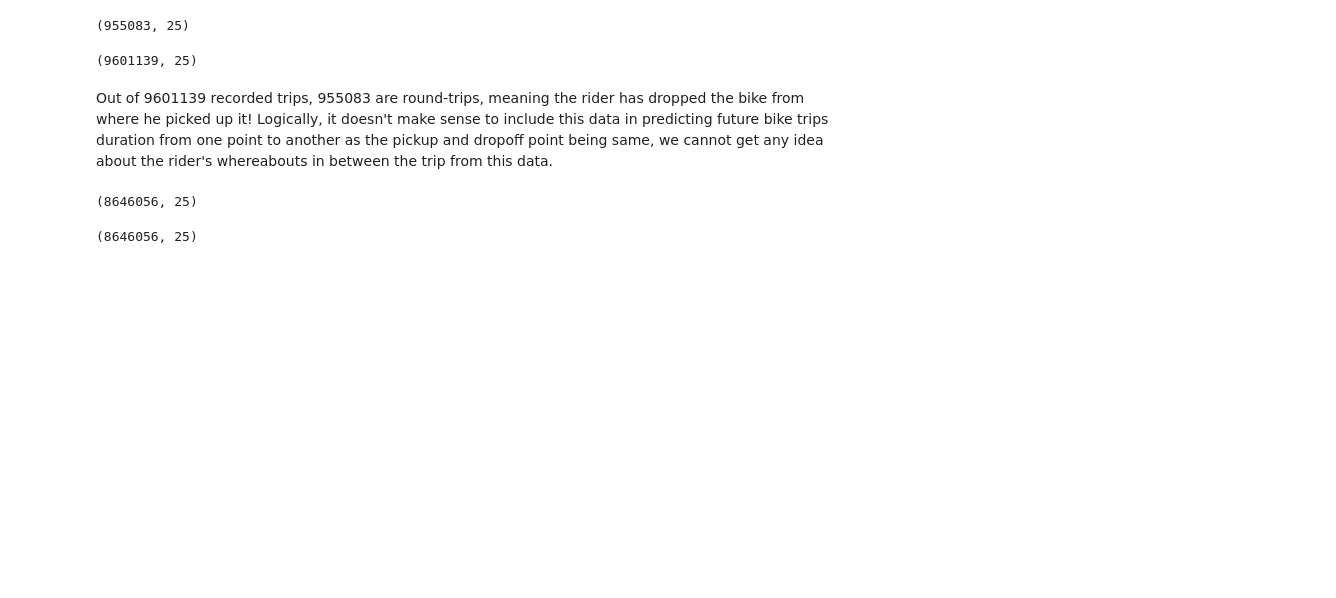
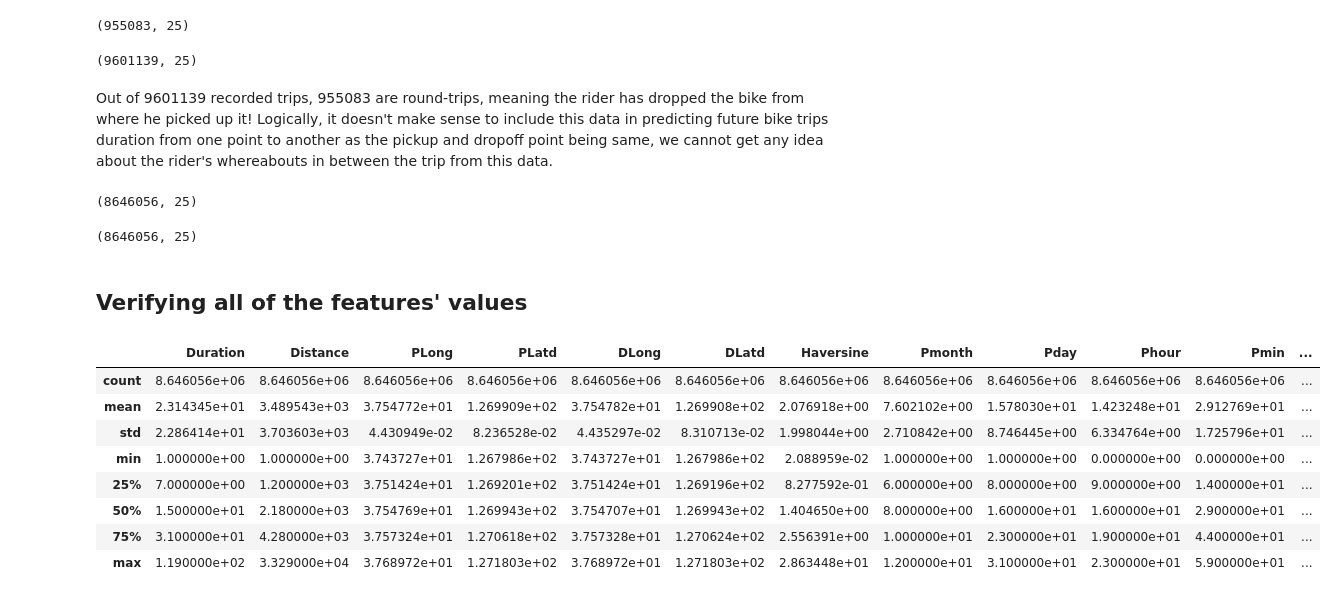
Before and after one commit to dp2292/CP01-Data-Alchemists, a Jupyter notebook: CP01_Data_Alchemists.ipynb, the cells around one changed output. Drawn from its saved outputs; the diff is of its cells as text; code cells hidden in the pictures; blank space fills up the shorter version.

```diff
--- a/CP01_Data_Alchemists.ipynb
+++ b/CP01_Data_Alchemists.ipynb
@@ -126,3 +126,18 @@ filtered_data = data[data['Haversine'] != 0]
 filtered_data.shape
 # %% [output]
 (8646056, 25)
+# %% [markdown]
+## Verifying all of the features' values
+# %%
+pd.set_option('display.max_columns', None)
+filtered_data.describe()
+# %% [output]
+|  | Duration | Distance | PLong | PLatd | DLong | DLatd | Haversine | Pmonth | Pday | Phour | Pmin | ... |
+| count | 8.646056e+06 | 8.646056e+06 | 8.646056e+06 | 8.646056e+06 | 8.646056e+06 | 8.646056e+06 | 8.646056e+06 | 8.646056e+06 | 8.646056e+06 | 8.646056e+06 | 8.646056e+06 | ... |
+| mean | 2.314345e+01 | 3.489543e+03 | 3.754772e+01 | 1.269909e+02 | 3.754782e+01 | 1.269908e+02 | 2.076918e+00 | 7.602102e+00 | 1.578030e+01 | 1.423248e+01 | 2.912769e+01 | ... |
+| std | 2.286414e+01 | 3.703603e+03 | 4.430949e-02 | 8.236528e-02 | 4.435297e-02 | 8.310713e-02 | 1.998044e+00 | 2.710842e+00 | 8.746445e+00 | 6.334764e+00 | 1.725796e+01 | ... |
+| min | 1.000000e+00 | 1.000000e+00 | 3.743727e+01 | 1.267986e+02 | 3.743727e+01 | 1.267986e+02 | 2.088959e-02 | 1.000000e+00 | 1.000000e+00 | 0.000000e+00 | 0.000000e+00 | ... |
+| 25% | 7.000000e+00 | 1.200000e+03 | 3.751424e+01 | 1.269201e+02 | 3.751424e+01 | 1.269196e+02 | 8.277592e-01 | 6.000000e+00 | 8.000000e+00 | 9.000000e+00 | 1.400000e+01 | ... |
+| 50% | 1.500000e+01 | 2.180000e+03 | 3.754769e+01 | 1.269943e+02 | 3.754707e+01 | 1.269943e+02 | 1.404650e+00 | 8.000000e+00 | 1.600000e+01 | 1.600000e+01 | 2.900000e+01 | ... |
+| 75% | 3.100000e+01 | 4.280000e+03 | 3.757324e+01 | 1.270618e+02 | 3.757328e+01 | 1.270624e+02 | 2.556391e+00 | 1.000000e+01 | 2.300000e+01 | 1.900000e+01 | 4.400000e+01 | ... |
+| max | 1.190000e+02 | 3.329000e+04 | 3.768972e+01 | 1.271803e+02 | 3.768972e+01 | 1.271803e+02 | 2.863448e+01 | 1.200000e+01 | 3.100000e+01 | 2.300000e+01 | 5.900000e+01 | ... |
```
Also changed, not shown: parts of 8 cells of this notebook.
